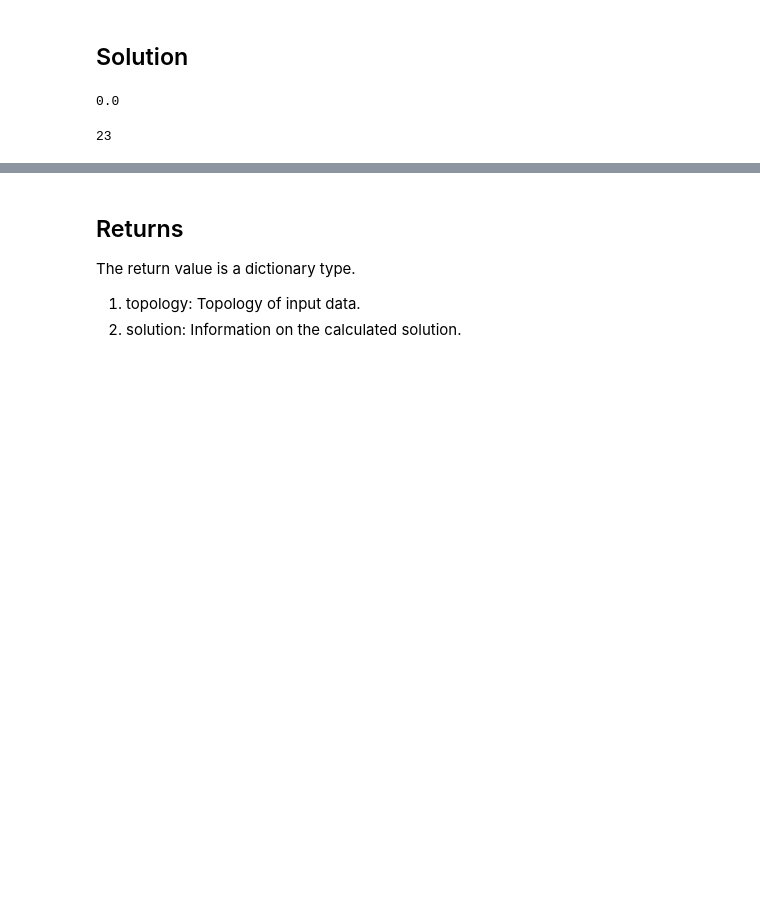
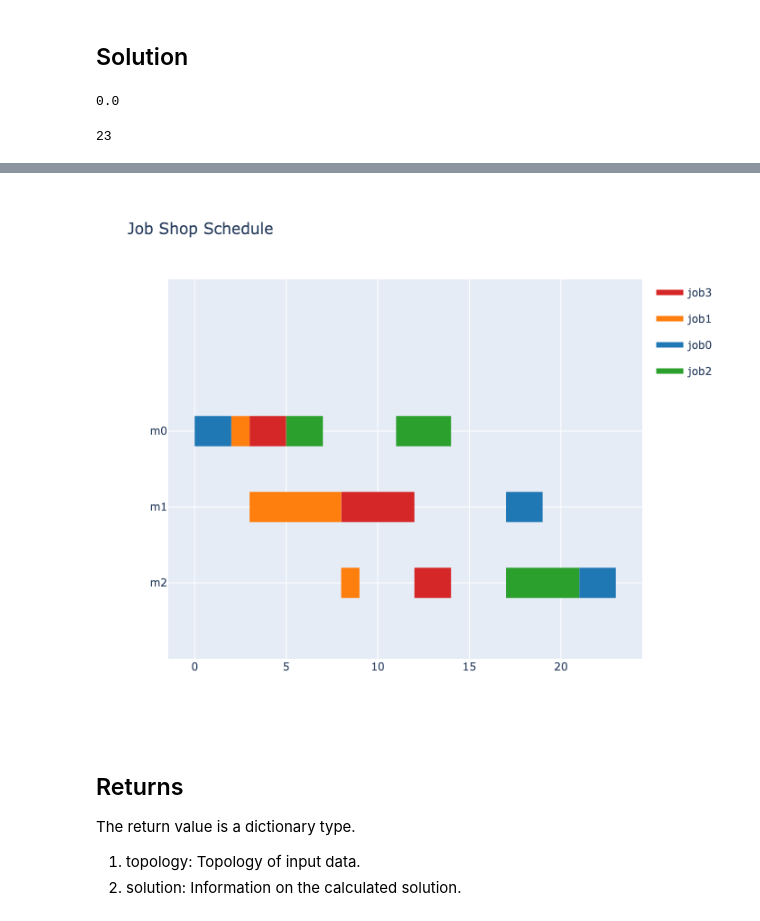
Before and after one commit to kanekou/PxI4JSS, a Jupyter notebook: example/example.ipynb, the cells around one changed output, grey strips where cells are left out. Cells and saved outputs as stored; diff of their text form; code cells hidden in the pictures; blank space fills up the shorter version.

```diff
--- a/example/example.ipynb
+++ b/example/example.ipynb
@@ -99,3 +104,7 @@ resources exec time: {'m0': 10, 'm1': 11, 'm2': 9}
+# %%
+Image("../images/jss_job4_machine.png")
+# %% [output]
+[figure, added]
 # %% [markdown]
 ## Returns
 The return value is a dictionary type.
```
Also changed, not shown: parts of 6 cells of this notebook, 3 other files.
